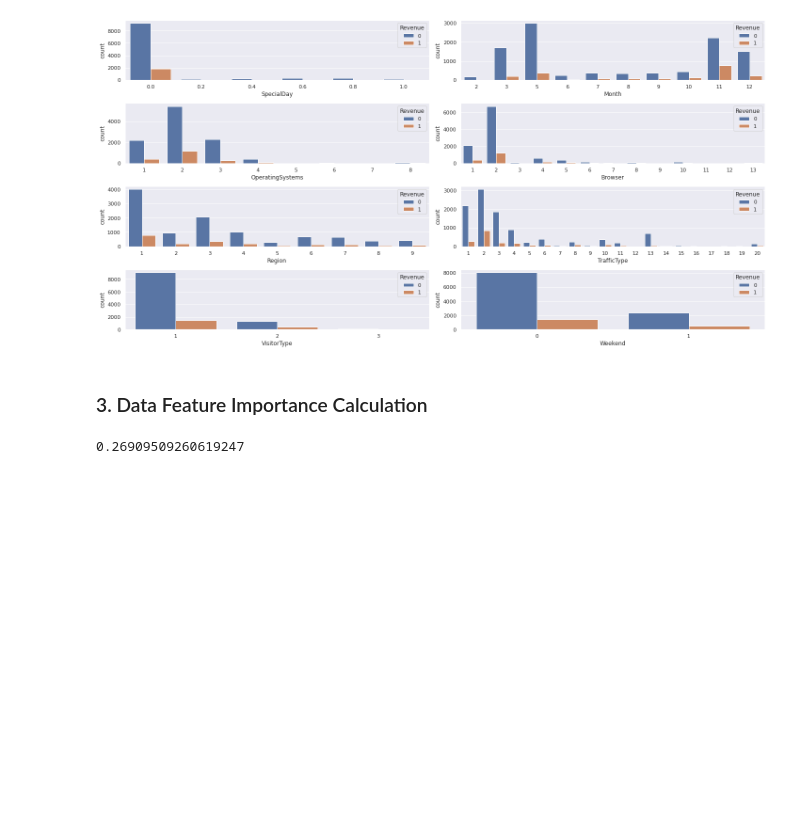
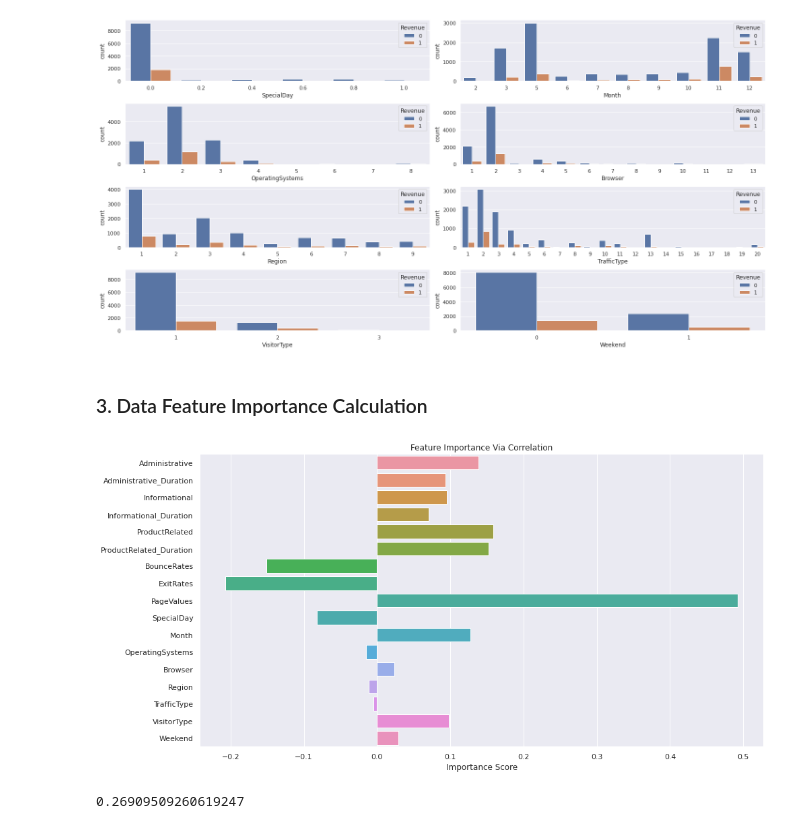
Before and after one commit to mlmaster1995/machine-learning-portforlio-python, a Jupyter notebook: online_shoppers_intention/Data Preprocessing and Analysis.ipynb, the cells around one changed output. Saved outputs shown, nothing was run; the diff lists cells and outputs as text; code cells hidden in the pictures; blank space fills up the shorter version.

Commit message:
add RFTC feature importance calculation

```diff
--- a/online_shoppers_intention/Data Preprocessing and Analysis.ipynb
+++ b/online_shoppers_intention/Data Preprocessing and Analysis.ipynb
@@ -252,6 +258,16 @@ plt.tight_layout()
 [figure]
 # %% [markdown]
 ### 3. Data Feature Importance Calculation
+# %%
+corr_score = data.corr(method='pearson')['Revenue'][0:-1].values
+
+plt.figure(figsize=(15,8))
+ax=sns.barplot(y=data.columns.values[0:-1], x=corr_score, orient="h")
+ax.set_title("Feature Importance Via Correlation")
+ax.set_xlabel("Importance Score")
+plt.show()
+# %% [output]
+[figure, added]
 # %%
 from sklearn.model_selection import train_test_split
 from sklearn import preprocessing
```
Also changed, not shown: parts of 11 cells of this notebook.
